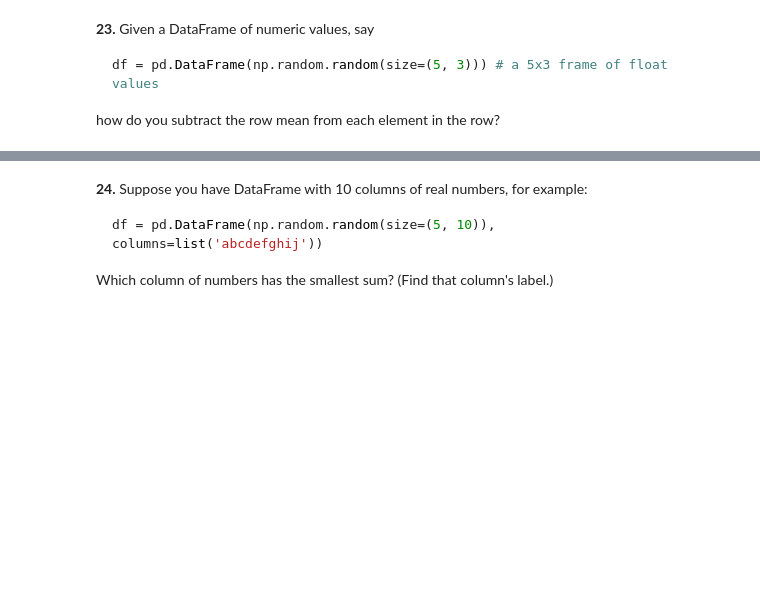
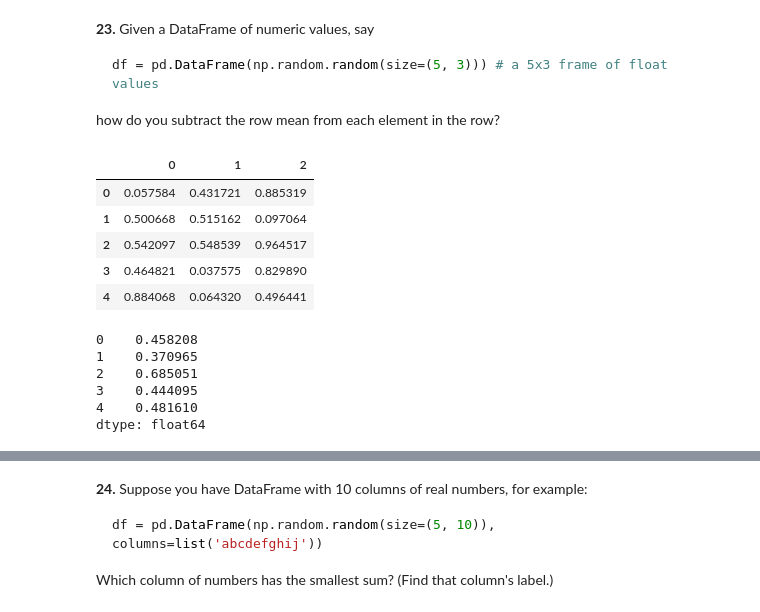
Before and after one commit to ykedarinath/Task_3, a Jupyter notebook: Task_3_pandas_tasks.ipynb, the cells around one changed output, grey strips where cells are left out. Cells and saved outputs as stored; diff of their text form; code cells hidden in the pictures; blank space fills up the shorter version.

````diff
--- a/Task_3_pandas_tasks.ipynb
+++ b/Task_3_pandas_tasks.ipynb
@@ -328,3 +344,22 @@ df = pd.DataFrame(np.random.random(size=(5, 3))) # a 5x3 frame of float values
 ```
 
 how do you subtract the row mean from each element in the row?
+# %%
+df3 = pd.DataFrame(np.random.random(size=(5, 3)))
+df3
+# %% [output]
+|  | 0 | 1 | 2 |
+| 0 | 0.057584 | 0.431721 | 0.885319 |
+| 1 | 0.500668 | 0.515162 | 0.097064 |
+| 2 | 0.542097 | 0.548539 | 0.964517 |
+| 3 | 0.464821 | 0.037575 | 0.829890 |
+| 4 | 0.884068 | 0.064320 | 0.496441 |
+# %%
+df3.mean(axis=1)
+# %% [output]
+0    0.458208
+1    0.370965
+2    0.685051
+3    0.444095
+4    0.481610
+dtype: float64
````
Also changed, not shown: parts of 8 cells of this notebook.
